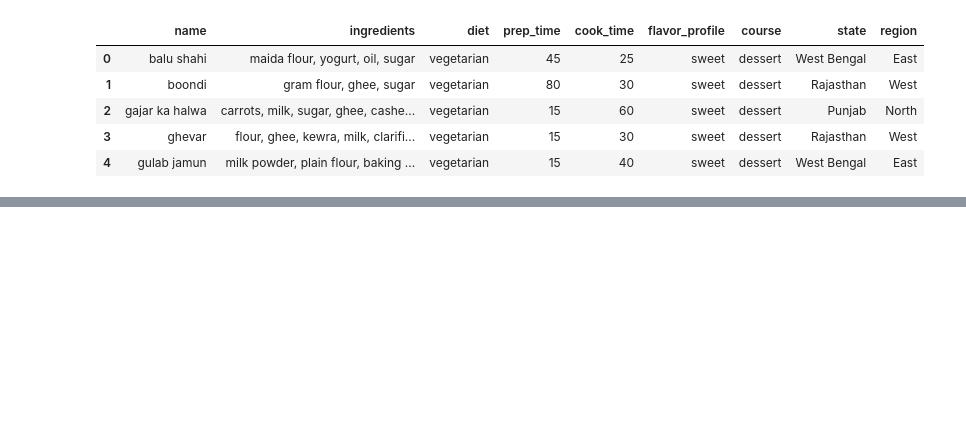
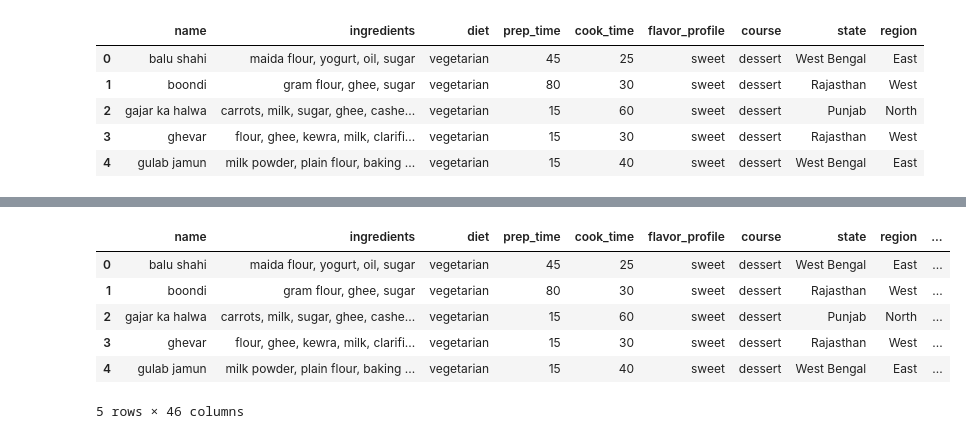
Before and after one commit to therajtiwari/Agli-Thali, a Jupyter notebook: ifc.ipynb, the cells around one changed output, grey strips where cells are left out. Cells and saved outputs as stored; diff of their text form; code cells hidden in the pictures; blank space fills up the shorter version.

```diff
--- a/ifc.ipynb
+++ b/ifc.ipynb
@@ -542,0 +602,8 @@ final_ingredients.head()
+# %%
+# let's encode veg and non veg using label encoding
+# .............................................................
+# here i drop first column which is non vegetarian for preventing dummy variable trap
+# .............................................................
+diet_encoding = pd.get_dummies(data.diet, drop_first=True)
+# diet_encoding[diet_encoding.vegetarian==0]
+diet_encoding
@@ -542,0 +624,12 @@ final_ingredients.head()
+# %%
+# now let's concat it with our "data" data frame
+cdata = pd.concat([cdata, diet_encoding], axis = 1)
+cdata.head()
+# %% [output]
+|  | name | ingredients | diet | prep_time | cook_time | flavor_profile | course | state | region | ... |
+| 0 | balu shahi | maida flour, yogurt, oil, sugar | vegetarian | 45 | 25 | sweet | dessert | West Bengal | East | ... |
+| 1 | boondi | gram flour, ghee, sugar | vegetarian | 80 | 30 | sweet | dessert | Rajasthan | West | ... |
+| 2 | gajar ka halwa | carrots, milk, sugar, ghee, cashe... | vegetarian | 15 | 60 | sweet | dessert | Punjab | North | ... |
+| 3 | ghevar | flour, ghee, kewra, milk, clarifi... | vegetarian | 15 | 30 | sweet | dessert | Rajasthan | West | ... |
+| 4 | gulab jamun | milk powder, plain flour, baking ... | vegetarian | 15 | 40 | sweet | dessert | West Bengal | East | ... |
+5 rows × 46 columns
```
Also changed, not shown: parts of 39 cells of this notebook, 3 other files.
